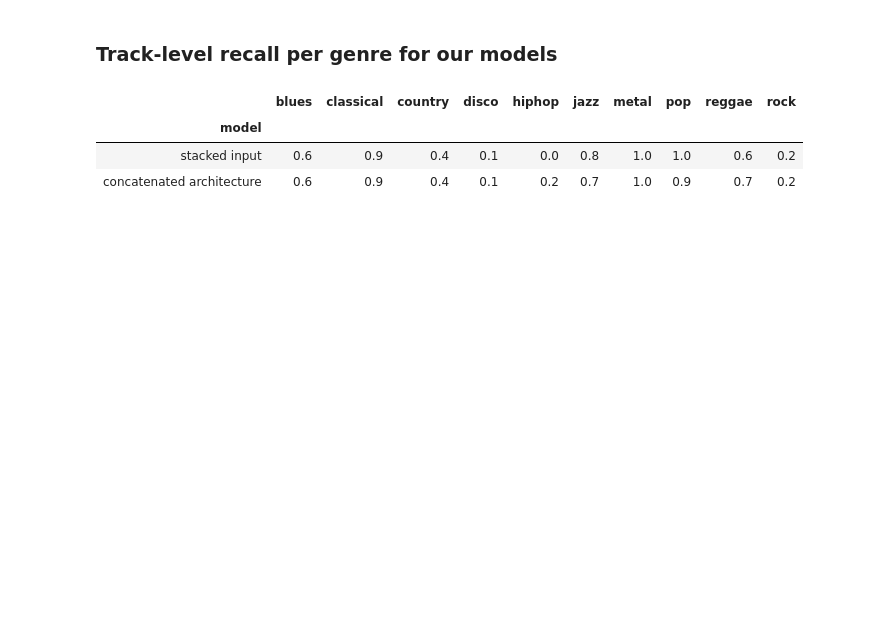
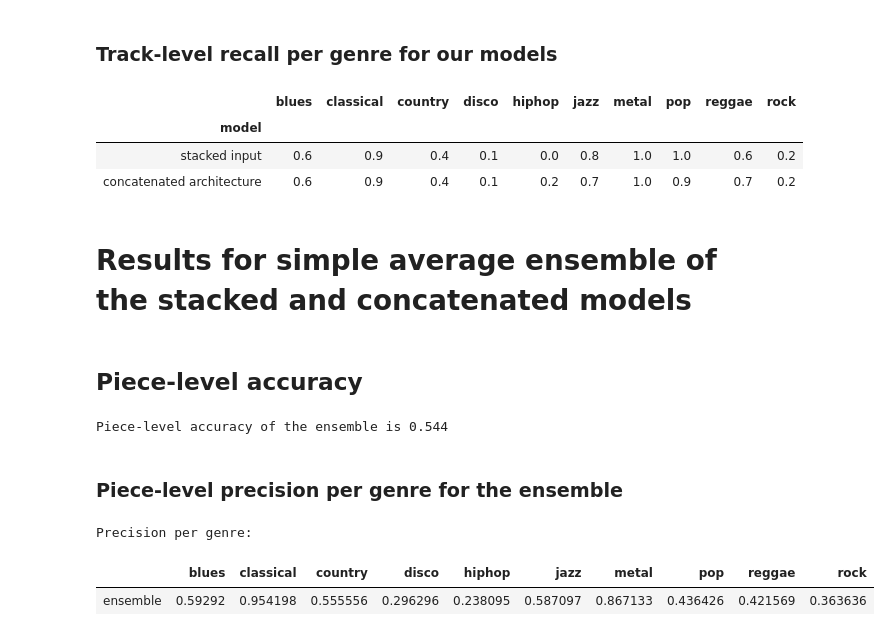
Before and after one commit to redouane-dziri/deep-music-classification, a Jupyter notebook: evaluation/evaluate_GLCM.ipynb, the cells around one changed output. Saved outputs shown, nothing was run; the diff lists cells and outputs as text; code cells hidden in the pictures; blank space fills up the shorter version.

Commit message:
add final ensemble of the models and evaluate

```diff
--- a/evaluation/evaluate_GLCM.ipynb
+++ b/evaluation/evaluate_GLCM.ipynb
@@ -598,3 +598,45 @@ track_level_models
 # %%
 with open(git_root('evaluation','evaluation_results','track_new_models_results.json'), 'w') as fp:
     json.dump(track_new_models_acc, fp, indent=4)
+# %% [markdown]
+# Results for simple average ensemble of the stacked and concatenated models
+# %% [markdown]
+## Piece-level accuracy
+# %%
+dfs = [0, 0]
+
+for i, model in enumerate(piece_new_models_acc):
+    filepath=git_root("evaluation","evaluation_results","results_{}.csv".format(model))
+    dfs[i] = pd.read_csv(filepath, index_col=0)
+
+dfs[0][class_columns] = dfs[0][class_columns] + dfs[1][class_columns]
+
+dfs[0]["pred"] = np.argmax(dfs[0][class_columns].values, axis=1)
+
+df = dfs[0]
+
+df['label'] = df['genre'].apply(lambda x: label_to_idx[x])
+
+report = classification_report(df['label'], df['pred'], output_dict=True)
+output = {}
+output['accuracy'] = report['accuracy']
+
+output['class_precision'] = {}
+output['class_recall'] = {}
+
+for i in range(10):
+    output['class_precision'][idx_to_label[i]] = report[str(i)]['precision']
+    output['class_recall'][idx_to_label[i]] = report[str(i)]['recall']
+# %%
+print(f"Piece-level accuracy of the ensemble is {output['accuracy']:.3f}")
+# %% [output]
+Piece-level accuracy of the ensemble is 0.544
+# %% [markdown]
+### Piece-level precision per genre for the ensemble
+# %%
+print("Precision per genre:")
+pd.DataFrame(output["class_precision"], index=["ensemble"])
+# %% [output]
+Precision per genre:
+|  | blues | classical | country | disco | hiphop | jazz | metal | pop | reggae | rock |
+| ensemble | 0.59292 | 0.954198 | 0.555556 | 0.296296 | 0.238095 | 0.587097 | 0.867133 | 0.436426 | 0.421569 | 0.363636 |
```
Also changed, not shown: parts of 11 cells of this notebook, 2 other files.
